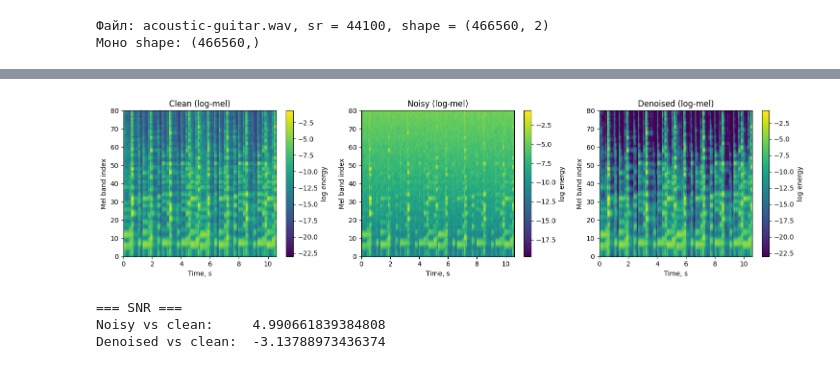
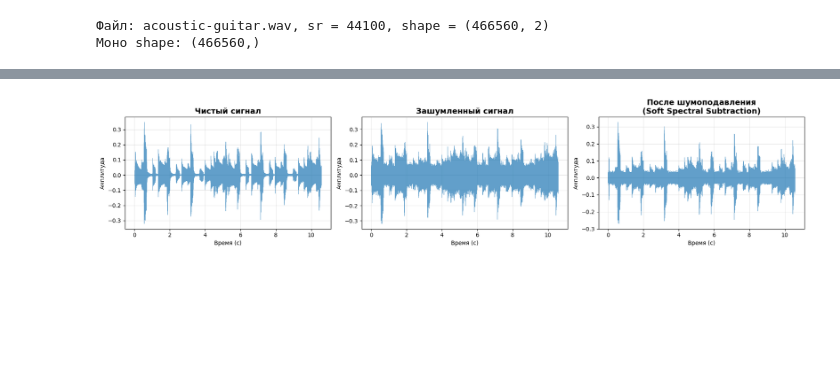
Before and after one commit to RahimGulyamov/speech_technology_mipt, a Jupyter notebook: 2_denoise.ipynb, the cells around one changed output, grey strips where cells are left out. Drawn from its saved outputs; the diff is of its cells as text; code cells hidden in the pictures; blank space fills up the shorter version.

```diff
--- a/2_denoise.ipynb
+++ b/2_denoise.ipynb
@@ -282,49 +345,27 @@ mel_clean.shape, mel_noisy.shape, mel_denoised.shape
-# %%
-def plot_mel(mel, sr, hop_length, title):
-    n_mels, n_frames = mel.shape
-    duration_sec = n_frames * hop_length / sr
-
-    plt.imshow(
-        mel,
-        origin="lower",
-        aspect="auto",
-        extent=[0, duration_sec, 0, n_mels],
-    )
-    plt.xlabel("Time, s")
-    plt.ylabel("Mel band index")
-    plt.title(title)
-    plt.colorbar(label="log energy")
-
-
-plt.figure(figsize=(15, 4))
-
-plt.subplot(1, 3, 1)
-plot_mel(mel_clean, sr, hop_length, "Clean (log-mel)")
-
-plt.subplot(1, 3, 2)
-plot_mel(mel_noisy, sr, hop_length, "Noisy (log-mel)")
-
-plt.subplot(1, 3, 3)
-plot_mel(mel_denoised, sr, hop_length, "Denoised (log-mel)")
-
-plt.tight_layout()
-plt.show()
-# %% [output]
-[figure, removed]
-# %%
-def snr_db(ref: np.ndarray, est: np.ndarray, eps: float = 1e-12) -> float:
-    ref = np.asarray(ref, dtype=np.float64)
-    est = np.asarray(est, dtype=np.float64)
-
-    noise = est - ref
-    p_sig = np.sum(ref**2)
-    p_noise = np.sum(noise**2) + eps
-    return 10.0 * np.log10(p_sig / p_noise)
-
-print("=== SNR ===")
-print("Noisy vs clean:    ", snr_db(x_clean, x_noisy))
-print("Denoised vs clean: ", snr_db(x_clean, x_denoised))
-# %% [output]
-=== SNR ===
-Noisy vs clean:     4.990661839384808
-Denoised vs clean:  -3.13788973436374
+# %%
+fig_signals, axes_signals = plt.subplots(1, 3, figsize=(18, 4))
+
+t = np.arange(len(x_clean)) / sr
+
+axes_signals[0].plot(t, x_clean, alpha=0.7, linewidth=0.5)
+axes_signals[0].set_title("Чистый сигнал", fontsize=14, fontweight="bold")
+axes_signals[0].set_xlabel("Время (с)")
+axes_signals[0].set_ylabel("Амплитуда")
+axes_signals[0].grid(True, alpha=0.3)
+
+axes_signals[1].plot(t, x_noisy, alpha=0.7, linewidth=0.5)
+axes_signals[1].set_title("Зашумленный сигнал", fontsize=14, fontweight="bold")
+axes_signals[1].set_xlabel("Время (с)")
+axes_signals[1].set_ylabel("Амплитуда")
+axes_signals[1].grid(True, alpha=0.3)
+
+axes_signals[2].plot(t, x_denoised, alpha=0.7, linewidth=0.5)
+axes_signals[2].set_title("После шумоподавления\n(Soft Spectral Subtraction)", fontsize=14, fontweight="bold")
+axes_signals[2].set_xlabel("Время (с)")
+axes_signals[2].set_ylabel("Амплитуда")
+axes_signals[2].grid(True, alpha=0.3)
+
+plt.tight_layout()
+plt.show()
+# %% [output]
+[figure, added]
```
Also changed, not shown: parts of 10 cells of this notebook, 3 other files.
